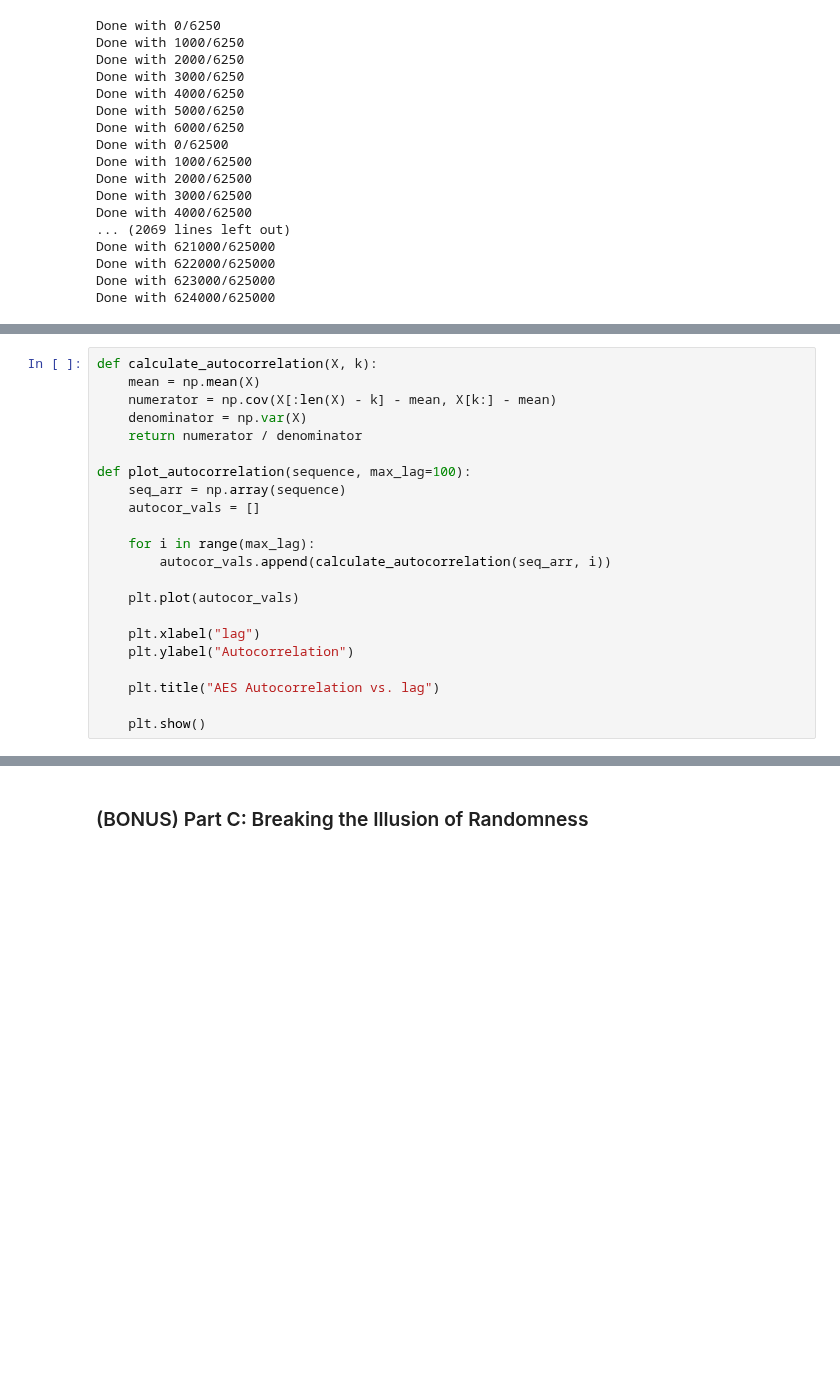
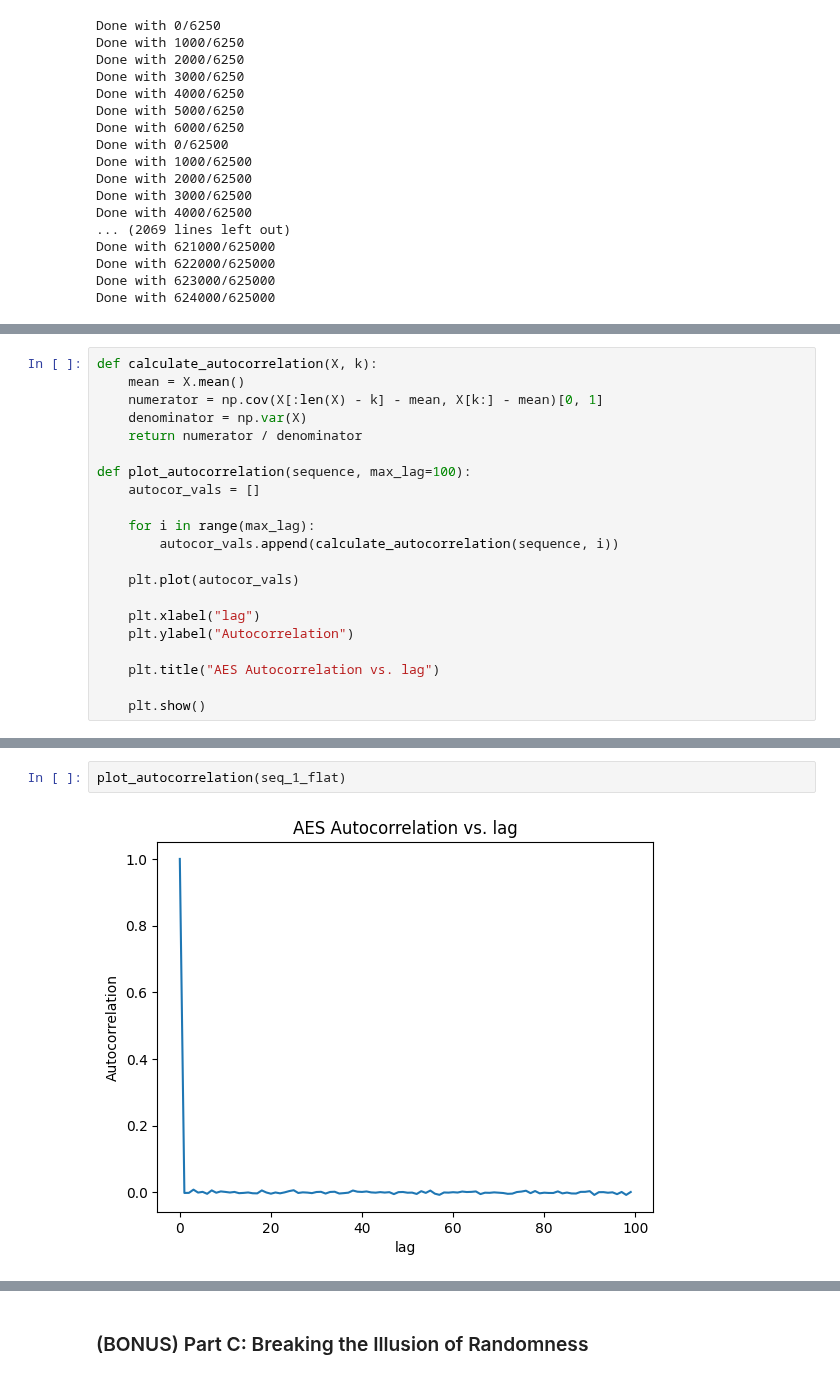
Before and after one commit to Kaya-Kaya/CMU-x-IDQuantique-Challenge, a Jupyter notebook: Task_1.ipynb, the cells around one changed output, grey strips where cells are left out. Cells and saved outputs as stored; diff of their text form; blank space fills up the shorter version.

```diff
--- a/Task_1.ipynb
+++ b/Task_1.ipynb
@@ -699,17 +699,16 @@ def plot_entropy(sequence, window_size=1000):
     plt.show()
 # %%
 def calculate_autocorrelation(X, k):
-    mean = np.mean(X)
-    numerator = np.cov(X[:len(X) - k] - mean, X[k:] - mean)
+    mean = X.mean()
+    numerator = np.cov(X[:len(X) - k] - mean, X[k:] - mean)[0, 1]
     denominator = np.var(X)
     return numerator / denominator
 
 def plot_autocorrelation(sequence, max_lag=100):
-    seq_arr = np.array(sequence)
     autocor_vals = []
 
     for i in range(max_lag):
-        autocor_vals.append(calculate_autocorrelation(seq_arr, i))
+        autocor_vals.append(calculate_autocorrelation(sequence, i))
 
     plt.plot(autocor_vals)
 
@@ -728,0 +745,4 @@ def run_statistical_tests(sequence, item_bits=8):
+# %%
+plot_autocorrelation(seq_1_flat)
+# %% [output]
+[figure, added]
```
Also changed, not shown: parts of 52 cells of this notebook.
